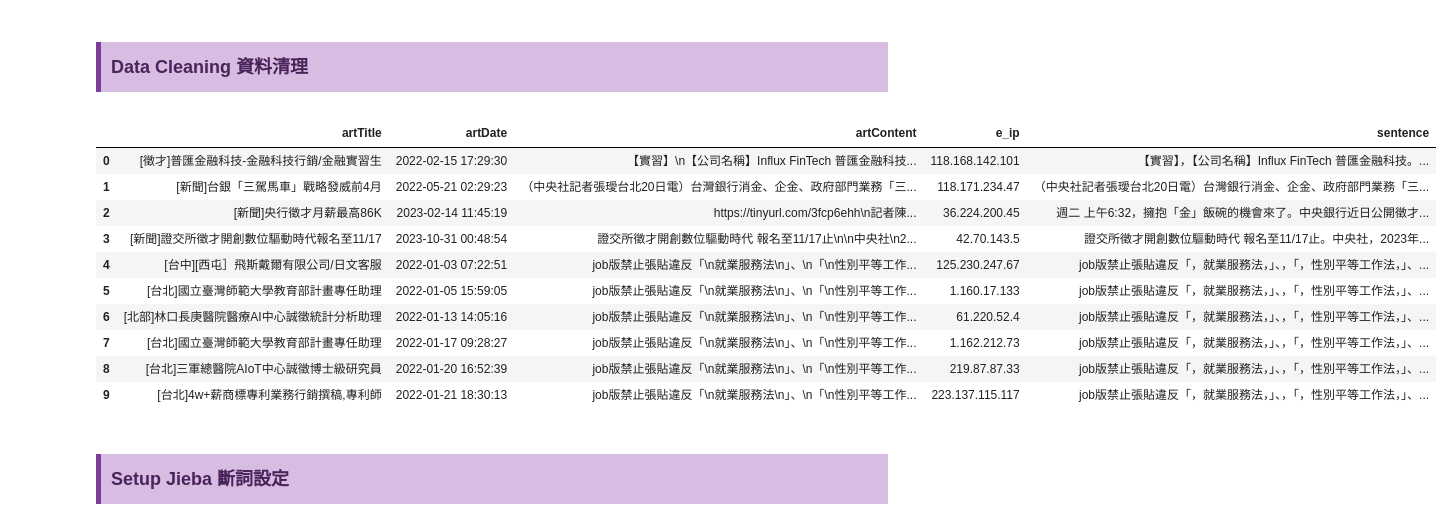
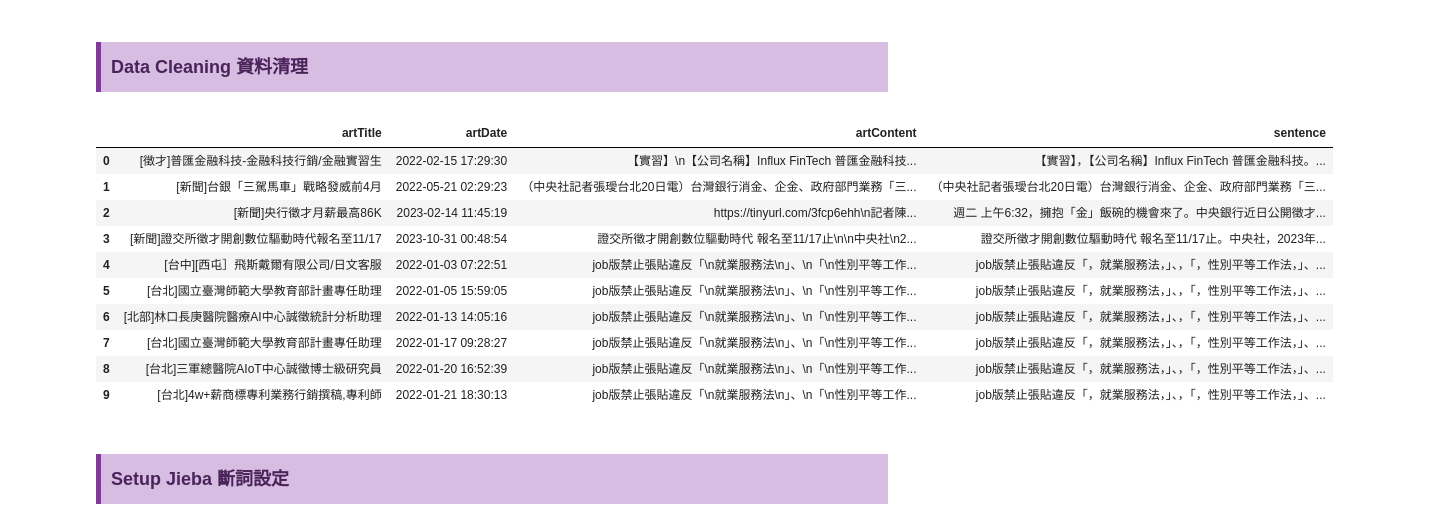
Before and after one commit to whats2000/SocialMediaAnalysisAboutAITrend, a Jupyter notebook: KeyWordAnalysis.ipynb, the cells around one changed output. Cells and saved outputs as stored; diff of their text form; code cells hidden in the pictures.

```diff
--- a/KeyWordAnalysis.ipynb
+++ b/KeyWordAnalysis.ipynb
@@ -92,34 +92,34 @@ Found font: Noto Sans TC
 # %%
 # 複製原始資料集
 clear_df = df.copy()
 
 #去除本次不會用到的欄位
-drop_cols = ['system_id', 'artUrl', 'artPoster', 'artCatagory', 'artComment', 'insertedDate', 'dataSource']
+drop_cols = ['system_id', 'artUrl', 'artPoster', 'artCatagory', 'artComment', 'insertedDate', 'dataSource', 'e_ip']
 clear_df.drop(drop_cols, axis = 1, inplace = True)
 
 #去除文章內容為空值的筆數
 clear_df.dropna(subset = ['artContent'], axis=0, how='any', inplace=True)
 
 #新增['sentence']欄位，用'。'取代'\n\n'，並移除'\n'
 clear_df['sentence'] = clear_df['artContent'].str.replace(r'\n\n','。', regex=True)
 clear_df['sentence'] = clear_df['sentence'].str.replace(r'\n','，', regex=True)
 
 #移除內文中的網址
 clear_df['sentence'] = clear_df['sentence'].replace(r'http\S+', '', regex=True).replace(r'www\S+', '', regex=True)
 
 clear_df.head(10)
 # %% [output]
-|  | artTitle | artDate | artContent | e_ip | sentence |
-| 0 | [徵才]普匯金融科技-金融科技行銷/金融實習生 | 2022-02-15 17:29:30 | 【實習】\n【公司名稱】Influx FinTech 普匯金融科技... | 118.168.142.101 | 【實習】，【公司名稱】Influx FinTech 普匯金融科技。... |
-| 1 | [新聞]台銀「三駕馬車」戰略發威前4月 | 2022-05-21 02:29:23 | （中央社記者張璦台北20日電）台灣銀行消金、企金、政府部門業務「三... | 118.171.234.47 | （中央社記者張璦台北20日電）台灣銀行消金、企金、政府部門業務「三... |
-| 2 | [新聞]央行徵才月薪最高86K | 2023-02-14 11:45:19 | https://tinyurl.com/3fcp6ehh\n記者陳... | 36.224.200.45 | 週二 上午6:32，擁抱「金」飯碗的機會來了。中央銀行近日公開徵才... |
-| 3 | [新聞]證交所徵才開創數位驅動時代報名至11/17 | 2023-10-31 00:48:54 | 證交所徵才開創數位驅動時代 報名至11/17止\n\n中央社\n2... | 42.70.143.5 | 證交所徵才開創數位驅動時代 報名至11/17止。中央社，2023年... |
-| 4 | [台中][西屯］飛斯戴爾有限公司/日文客服 | 2022-01-03 07:22:51 | job版禁止張貼違反「\n就業服務法\n」、\n「\n性別平等工作... | 125.230.247.67 | job版禁止張貼違反「，就業服務法，」、，「，性別平等工作法，」、... |
-| 5 | [台北]國立臺灣師範大學教育部計畫專任助理 | 2022-01-05 15:59:05 | job版禁止張貼違反「\n就業服務法\n」、\n「\n性別平等工作... | 1.160.17.133 | job版禁止張貼違反「，就業服務法，」、，「，性別平等工作法，」、... |
-| 6 | [北部]林口長庚醫院醫療AI中心誠徵統計分析助理 | 2022-01-13 14:05:16 | job版禁止張貼違反「\n就業服務法\n」、\n「\n性別平等工作... | 61.220.52.4 | job版禁止張貼違反「，就業服務法，」、，「，性別平等工作法，」、... |
-| 7 | [台北]國立臺灣師範大學教育部計畫專任助理 | 2022-01-17 09:28:27 | job版禁止張貼違反「\n就業服務法\n」、\n「\n性別平等工作... | 1.162.212.73 | job版禁止張貼違反「，就業服務法，」、，「，性別平等工作法，」、... |
-| 8 | [台北]三軍總醫院AIoT中心誠徵博士級研究員 | 2022-01-20 16:52:39 | job版禁止張貼違反「\n就業服務法\n」、\n「\n性別平等工作... | 219.87.87.33 | job版禁止張貼違反「，就業服務法，」、，「，性別平等工作法，」、... |
-| 9 | [台北]4w+薪商標專利業務行銷撰稿,專利師 | 2022-01-21 18:30:13 | job版禁止張貼違反「\n就業服務法\n」、\n「\n性別平等工作... | 223.137.115.117 | job版禁止張貼違反「，就業服務法，」、，「，性別平等工作法，」、... |
+|  | artTitle | artDate | artContent | sentence |
+| 0 | [徵才]普匯金融科技-金融科技行銷/金融實習生 | 2022-02-15 17:29:30 | 【實習】\n【公司名稱】Influx FinTech 普匯金融科技... | 【實習】，【公司名稱】Influx FinTech 普匯金融科技。... |
+| 1 | [新聞]台銀「三駕馬車」戰略發威前4月 | 2022-05-21 02:29:23 | （中央社記者張璦台北20日電）台灣銀行消金、企金、政府部門業務「三... | （中央社記者張璦台北20日電）台灣銀行消金、企金、政府部門業務「三... |
+| 2 | [新聞]央行徵才月薪最高86K | 2023-02-14 11:45:19 | https://tinyurl.com/3fcp6ehh\n記者陳... | 週二 上午6:32，擁抱「金」飯碗的機會來了。中央銀行近日公開徵才... |
+| 3 | [新聞]證交所徵才開創數位驅動時代報名至11/17 | 2023-10-31 00:48:54 | 證交所徵才開創數位驅動時代 報名至11/17止\n\n中央社\n2... | 證交所徵才開創數位驅動時代 報名至11/17止。中央社，2023年... |
+| 4 | [台中][西屯］飛斯戴爾有限公司/日文客服 | 2022-01-03 07:22:51 | job版禁止張貼違反「\n就業服務法\n」、\n「\n性別平等工作... | job版禁止張貼違反「，就業服務法，」、，「，性別平等工作法，」、... |
+| 5 | [台北]國立臺灣師範大學教育部計畫專任助理 | 2022-01-05 15:59:05 | job版禁止張貼違反「\n就業服務法\n」、\n「\n性別平等工作... | job版禁止張貼違反「，就業服務法，」、，「，性別平等工作法，」、... |
+| 6 | [北部]林口長庚醫院醫療AI中心誠徵統計分析助理 | 2022-01-13 14:05:16 | job版禁止張貼違反「\n就業服務法\n」、\n「\n性別平等工作... | job版禁止張貼違反「，就業服務法，」、，「，性別平等工作法，」、... |
+| 7 | [台北]國立臺灣師範大學教育部計畫專任助理 | 2022-01-17 09:28:27 | job版禁止張貼違反「\n就業服務法\n」、\n「\n性別平等工作... | job版禁止張貼違反「，就業服務法，」、，「，性別平等工作法，」、... |
+| 8 | [台北]三軍總醫院AIoT中心誠徵博士級研究員 | 2022-01-20 16:52:39 | job版禁止張貼違反「\n就業服務法\n」、\n「\n性別平等工作... | job版禁止張貼違反「，就業服務法，」、，「，性別平等工作法，」、... |
+| 9 | [台北]4w+薪商標專利業務行銷撰稿,專利師 | 2022-01-21 18:30:13 | job版禁止張貼違反「\n就業服務法\n」、\n「\n性別平等工作... | job版禁止張貼違反「，就業服務法，」、，「，性別平等工作法，」、... |
 # %% [markdown]
 ## <div style="font-family: 'Lucida Sans Unicode', sans-serif; font-size: 18px; color: #4A235A; background-color: #D7BDE2; text-align: left; padding: 10px; border-left: 5px solid #7D3C98; box-shadow: 0 4px 6px rgba(0, 0, 0, 0.2); margin-bottom: 10px;">Setup Jieba 斷詞設定</div>
 # %%
```
Also changed, not shown: parts of 47 cells of this notebook.
